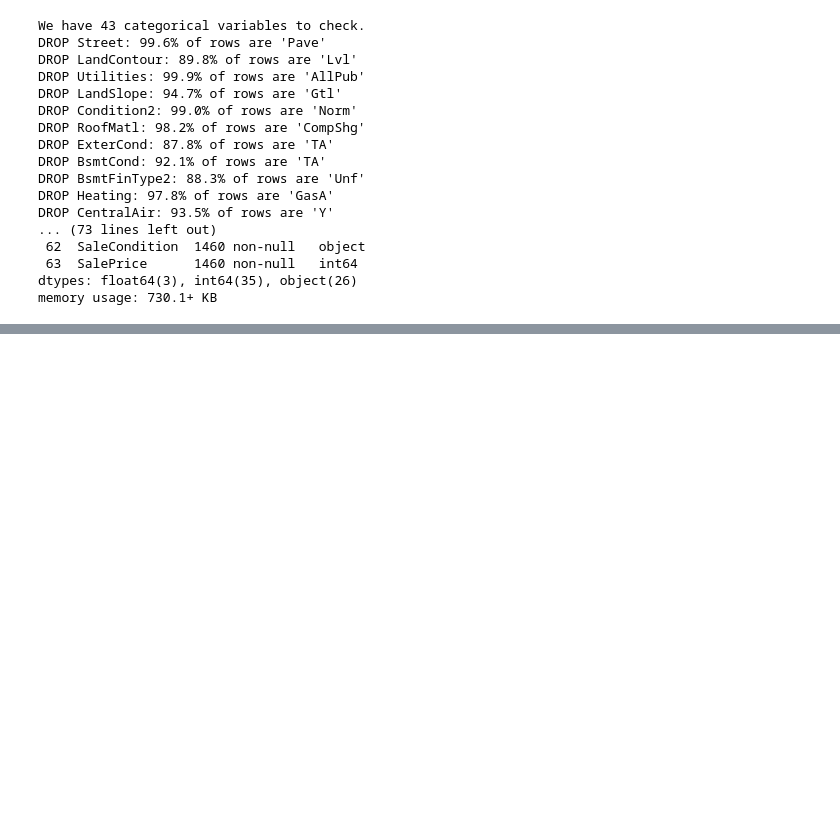
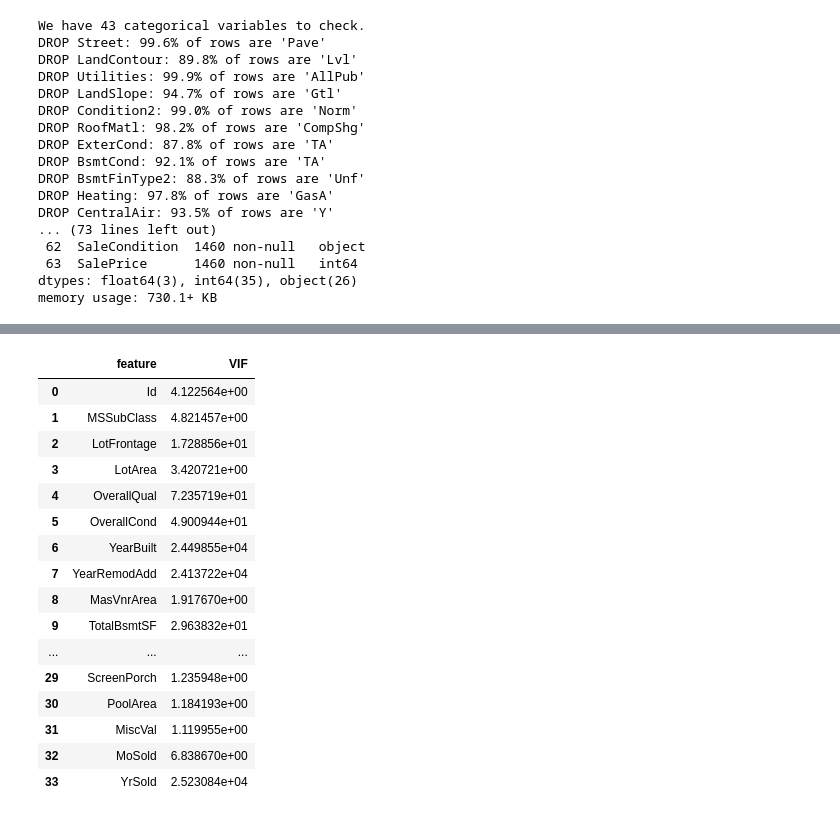
Before and after one commit to muratbek-kebtarum/ASDA_2025_Group_5_Portfolio, a Jupyter notebook: notebooks/week_09_group_5_notebook.ipynb, the cells around one changed output, grey strips where cells are left out. Cells and saved outputs as stored; diff of their text form; code cells hidden in the pictures; blank space fills up the shorter version.

```diff
--- a/notebooks/week_09_group_5_notebook.ipynb
+++ b/notebooks/week_09_group_5_notebook.ipynb
@@ -132,0 +160,31 @@ memory usage: 730.1+ KB
+# %%
+#droping Bsmnt variables and leane the total one
+df.drop(columns=['BsmtFinSF1','BsmtFinSF2','BsmtUnfSF'],inplace=True)
+# %%
+#vif of the variables
+from statsmodels.stats.outliers_influence import variance_inflation_factor
+X = df.select_dtypes(include=[np.number]).dropna()
+X = X.drop(columns=['SalePrice'])
+vif_data = pd.DataFrame()
+vif_data["feature"] = X.columns
+vif_data["VIF"] = [variance_inflation_factor(X.values, i) for i in range(len(X.columns))]
+vif_data.sort_values(by="VIF", ascending=True)
+vif_data
+# %% [output]
+|  | feature | VIF |
+| 0 | Id | 4.122564e+00 |
+| 1 | MSSubClass | 4.821457e+00 |
+| 2 | LotFrontage | 1.728856e+01 |
+| 3 | LotArea | 3.420721e+00 |
+| 4 | OverallQual | 7.235719e+01 |
+| 5 | OverallCond | 4.900944e+01 |
+| 6 | YearBuilt | 2.449855e+04 |
+| 7 | YearRemodAdd | 2.413722e+04 |
+| 8 | MasVnrArea | 1.917670e+00 |
+| 9 | TotalBsmtSF | 2.963832e+01 |
+| ... | ... | ... |
+| 29 | ScreenPorch | 1.235948e+00 |
+| 30 | PoolArea | 1.184193e+00 |
+| 31 | MiscVal | 1.119955e+00 |
+| 32 | MoSold | 6.838670e+00 |
+| 33 | YrSold | 2.523084e+04 |
```
Also changed, not shown: parts of 17 cells of this notebook.
